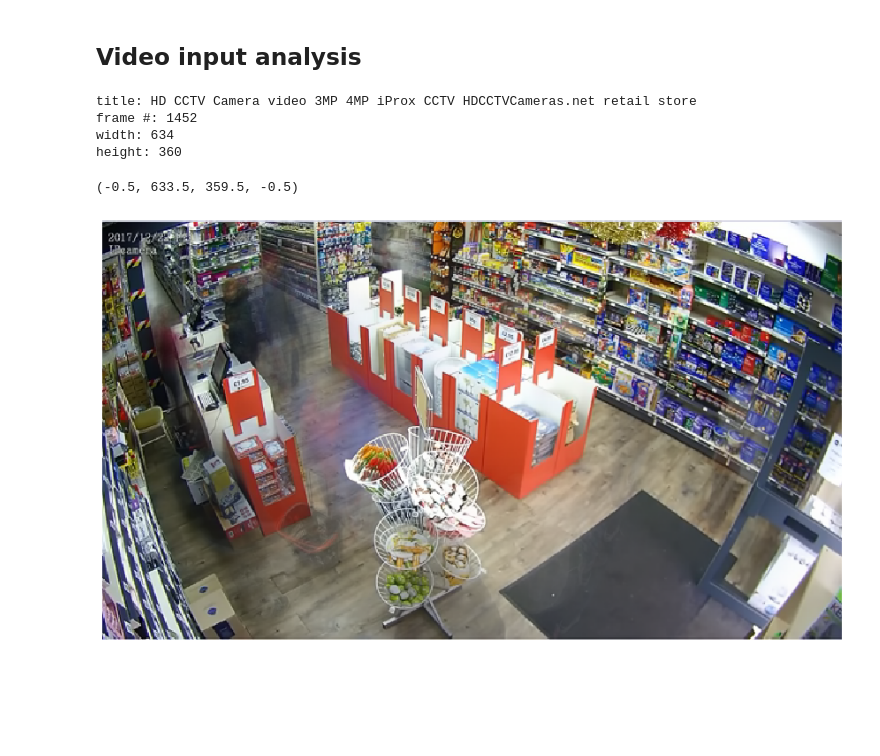
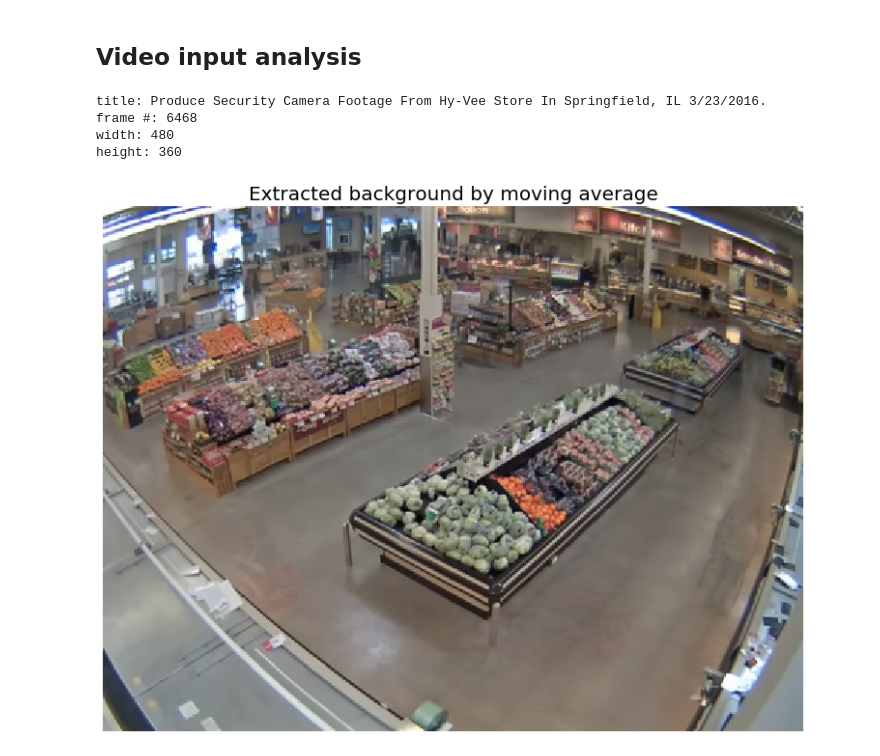
Before and after one commit to sungsujaing/INSIGHT-project, a Jupyter notebook: Motion_analyzer.ipynb, the cells around one changed output. Drawn from its saved outputs; the diff is of its cells as text; code cells hidden in the pictures; blank space fills up the shorter version.

```diff
--- a/Motion_analyzer.ipynb
+++ b/Motion_analyzer.ipynb
@@ -147,0 +149,3 @@ SSD_draw(img_path,output,cent)
+# %%
+output, cent = SSD_predict(img_path,0.5,classes,labels=['person','dog'])
+SSD_draw(img_path,output,cent)
@@ -186,18 +192,21 @@ def video_background(url,alpha):
 
     return background,vid_height,vid_width
 # %%
-url = 'https://www.youtube.com/watch?v=KMJS66jBtVQ'
+# url = 'https://www.youtube.com/watch?v=AKh2W72leuA&list=PL9FUXHTBubp-_e0wyNu1jfVVJ2QVAi5NW&index=16&t=0s' # cat
+# url = 'https://www.youtube.com/watch?v=KMJS66jBtVQ' # original store
+url = 'https://www.youtube.com/watch?v=0yNiX9nt43U' # testing store
 background,vid_height,vid_width = video_background(url,alpha=0.005)
 # %% [output]
-title: HD CCTV Camera video 3MP 4MP iProx CCTV HDCCTVCameras.net retail store
-frame #: 1452
-width: 634
+title: Produce Security Camera Footage From Hy-Vee Store In Springfield, IL 3/23/2016.
+frame #: 6468
+width: 480
 height: 360
 # %%
 plt.figure(figsize=(15,10))
 plt.imshow(background)
+plt.title('Extracted background by moving average',fontsize=20)
 plt.axis('off')
+plt.show()
 # %% [output]
-(-0.5, 633.5, 359.5, -0.5)
-[figure, old version]
+[figure, new version]
 # %%
```
Also changed, not shown: parts of 11 cells of this notebook.
